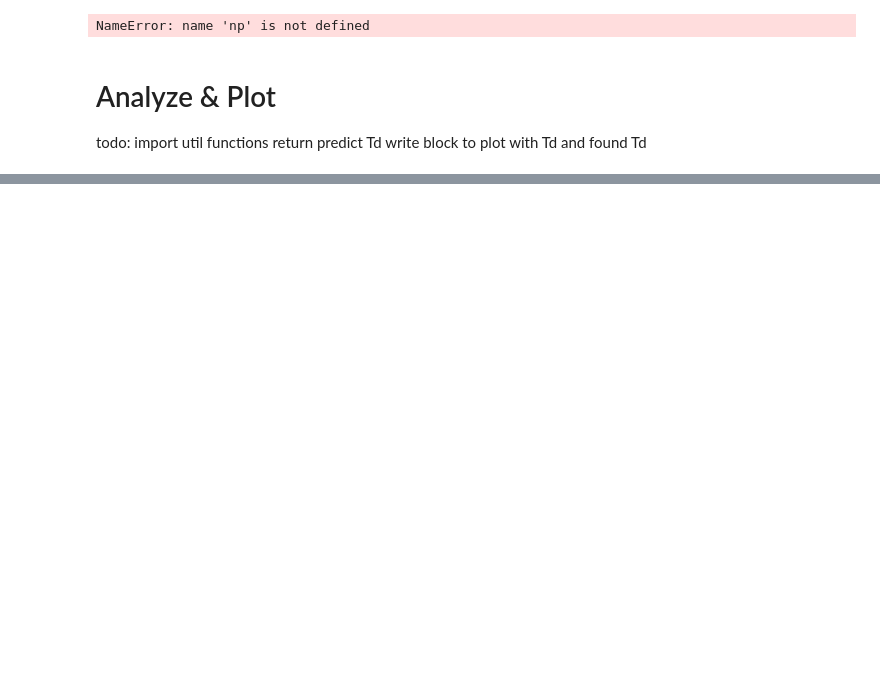
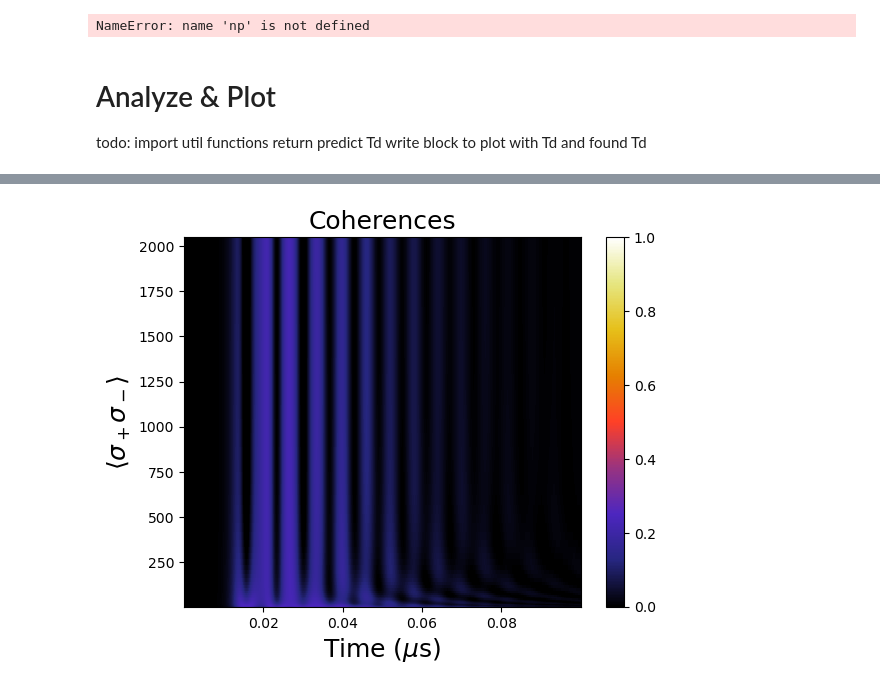
Before and after one commit to VodkaSin/Cuda_C_spin_sync, a Jupyter notebook: CUDA_code/cuda_run.ipynb, the cells around one changed output, grey strips where cells are left out. Drawn from its saved outputs; the diff is of its cells as text; code cells hidden in the pictures; blank space fills up the shorter version.

```diff
--- a/CUDA_code/cuda_run.ipynb
+++ b/CUDA_code/cuda_run.ipynb
@@ -137,0 +146,5 @@ utils.plot_heat(results[0],detuning_values_1d, np.rot90(results[1]), -1.0,1.0)
+# %%
+utils.plot_heat(results[0],detuning_values_1d, np.rot90(results[2]), 0.0,1.0,
+                "Coherences", "Time ($\mu$s)", "$\langle\sigma_+\sigma_-\\rangle$")
+# %% [output]
+[figure, added]
```
Also changed, not shown: parts of 7 cells of this notebook, 1 other file.
